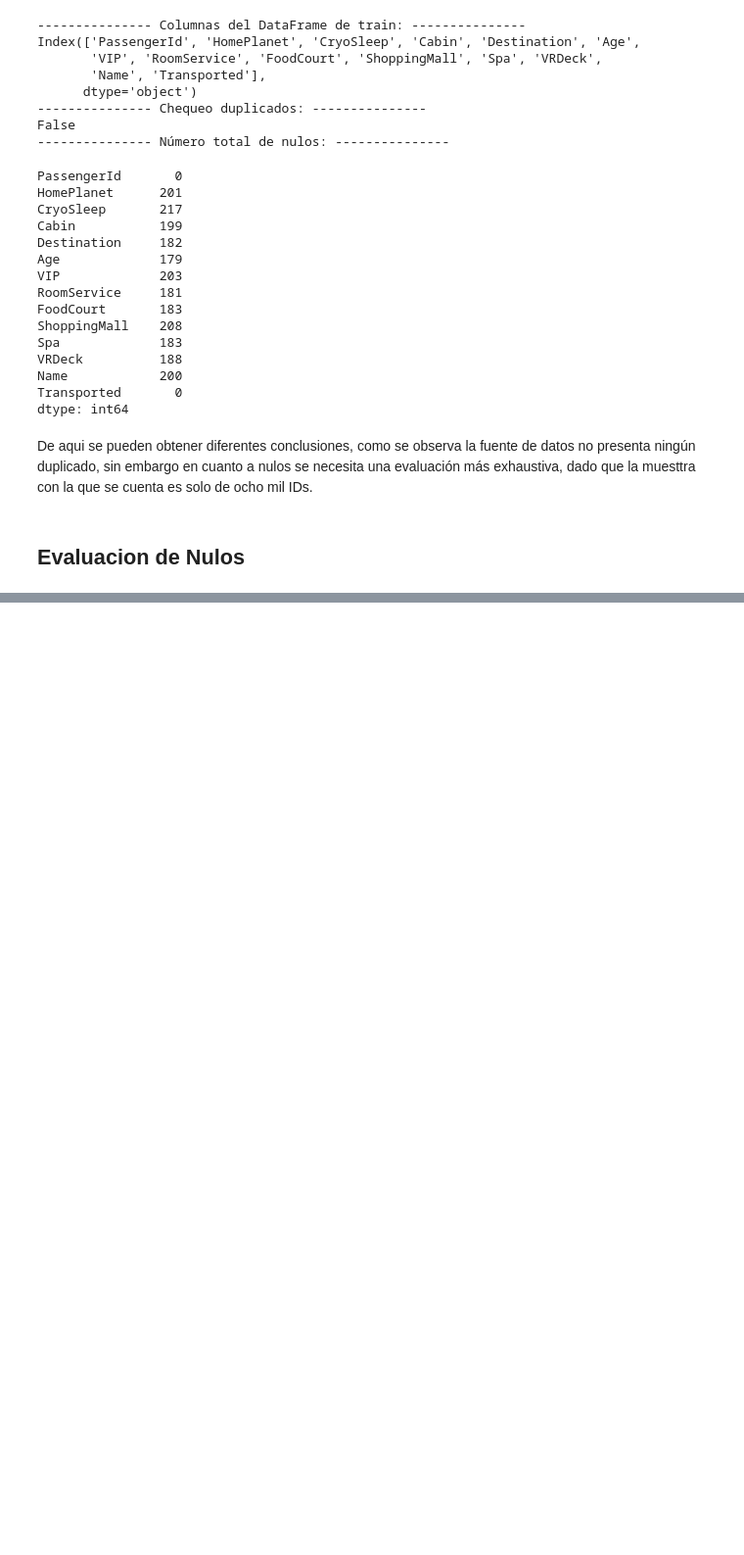
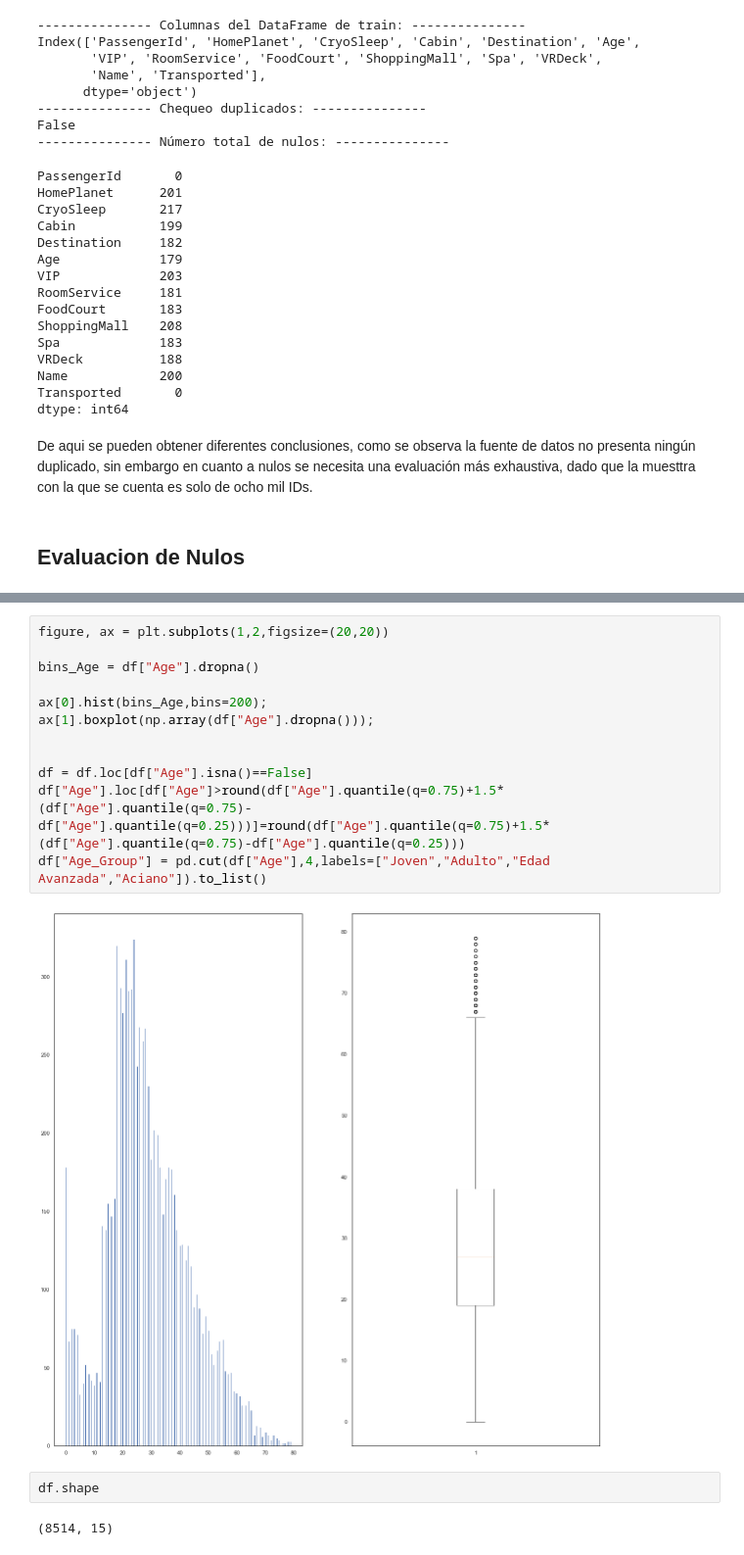
Before and after one commit to miguelangelmcgl/kaggle_competitions, a Jupyter notebook: Spaceship_Titanic/notebooks/Spaceship_Titanic_EGAH.ipynb, the cells around one changed output, grey strips where cells are left out. Shown at 98% size. Saved outputs shown, nothing was run; the diff lists cells and outputs as text; blank space fills up the shorter version.

```diff
--- a/Spaceship_Titanic/notebooks/Spaceship_Titanic_EGAH.ipynb
+++ b/Spaceship_Titanic/notebooks/Spaceship_Titanic_EGAH.ipynb
@@ -103,0 +220,18 @@ df.loc[(df["RoomService"].isna()==True) & (df["CryoSleep"]==True),["RoomService"
+# %%
+figure, ax = plt.subplots(1,2,figsize=(20,20))
+
+bins_Age = df["Age"].dropna()
+
+ax[0].hist(bins_Age,bins=200);
+ax[1].boxplot(np.array(df["Age"].dropna()));
+
+
+df = df.loc[df["Age"].isna()==False]
+df["Age"].loc[df["Age"]>round(df["Age"].quantile(q=0.75)+1.5*(df["Age"].quantile(q=0.75)-df["Age"].quantile(q=0.25)))]=round(df["Age"].quantile(q=0.75)+1.5*(df["Age"].quantile(q=0.75)-df["Age"].quantile(q=0.25)))
+df["Age_Group"] = pd.cut(df["Age"],4,labels=["Joven","Adulto","Edad Avanzada","Aciano"]).to_list()
+# %% [output]
+[figure, added]
+# %%
+df.shape
+# %% [output]
+(8514, 15)
```
Also changed, not shown: parts of 50 cells of this notebook.
